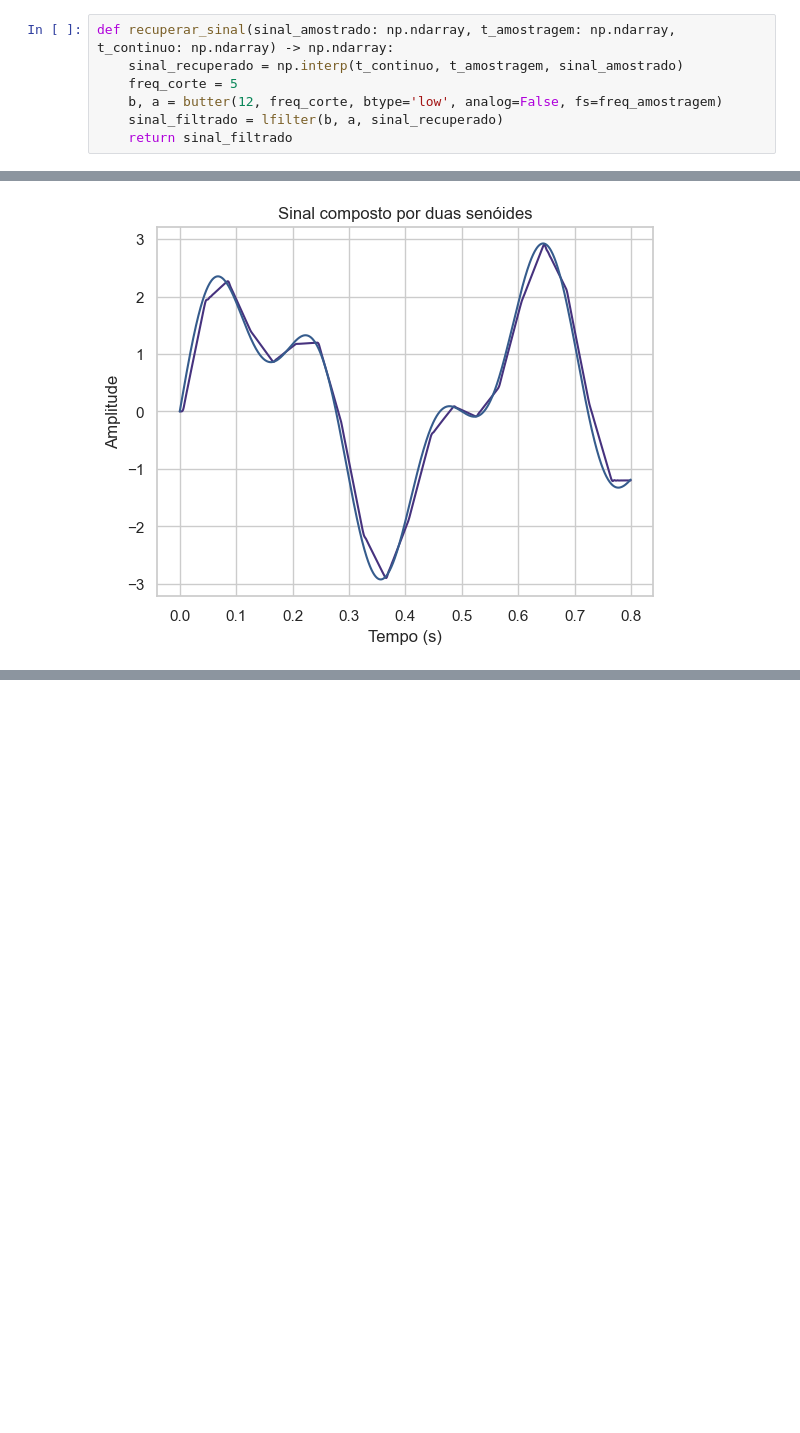
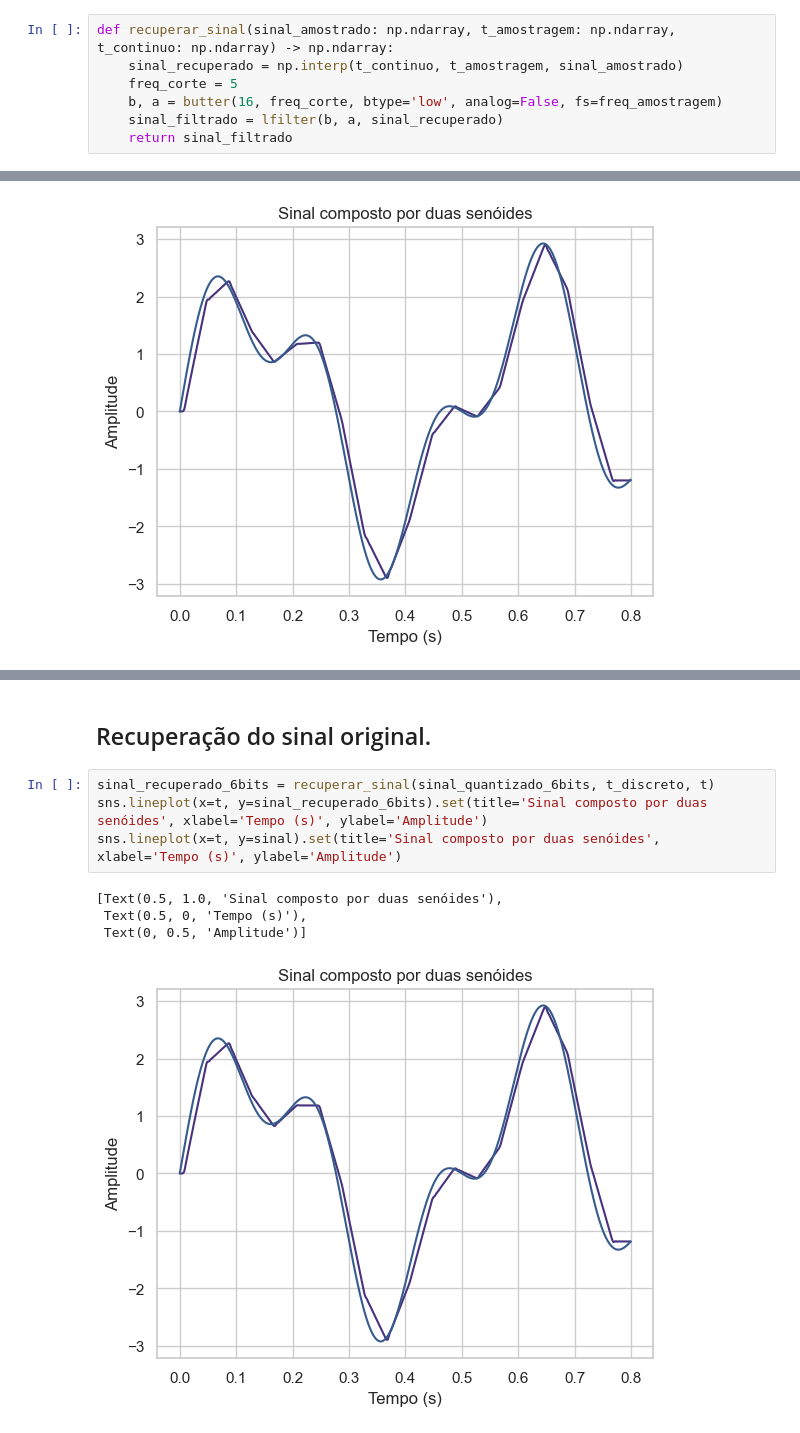
Before and after one commit to ricardoamachado/PPGEE0018, a Jupyter notebook: Atividades/atividade1.ipynb, the cells around one changed output, grey strips where cells are left out. Saved outputs shown, nothing was run; the diff lists cells and outputs as text; blank space fills up the shorter version.

```diff
--- a/Atividades/atividade1.ipynb
+++ b/Atividades/atividade1.ipynb
@@ -124,7 +120,7 @@ A recuperação do sinal é realizada por meio de interpolação linear no sinal
 def recuperar_sinal(sinal_amostrado: np.ndarray, t_amostragem: np.ndarray, t_continuo: np.ndarray) -> np.ndarray:
     sinal_recuperado = np.interp(t_continuo, t_amostragem, sinal_amostrado)
     freq_corte = 5
-    b, a = butter(12, freq_corte, btype='low', analog=False, fs=freq_amostragem)
+    b, a = butter(16, freq_corte, btype='low', analog=False, fs=freq_amostragem)
     sinal_filtrado = lfilter(b, a, sinal_recuperado)
     return sinal_filtrado
 # %%
@@ -138,0 +161,11 @@ sns.lineplot(x=t, y=sinal)
+# %% [markdown]
+## Recuperação do sinal original.
+# %%
+sinal_recuperado_6bits = recuperar_sinal(sinal_quantizado_6bits, t_discreto, t)
+sns.lineplot(x=t, y=sinal_recuperado_6bits).set(title='Sinal composto por duas senóides', xlabel='Tempo (s)', ylabel='Amplitude')
+sns.lineplot(x=t, y=sinal).set(title='Sinal composto por duas senóides', xlabel='Tempo (s)', ylabel='Amplitude')
+# %% [output]
+[Text(0.5, 1.0, 'Sinal composto por duas senóides'),
+ Text(0.5, 0, 'Tempo (s)'),
+ Text(0, 0.5, 'Amplitude')]
+[figure, added]
```
Also changed, not shown: parts of 22 cells of this notebook.
